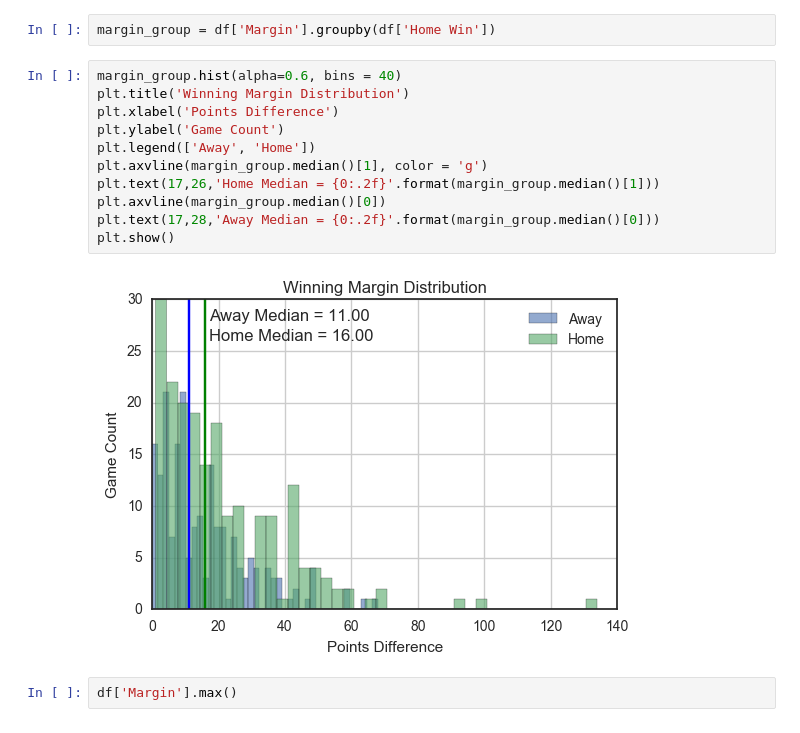
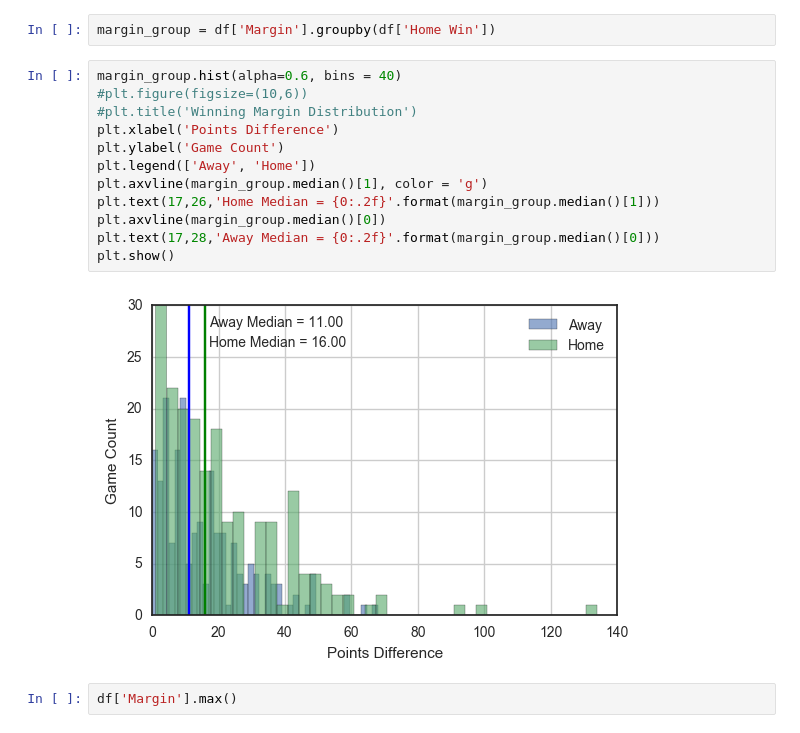
Before and after one commit to gpmurphy7/Rugby_analysis, a Jupyter notebook: Autumn_International_Analysis/Autum_Internationals_First_Look.ipynb, the cells around one changed output. Cells and saved outputs as stored; diff of their text form.

Commit message:
updating figures and adding some discussion

```diff
--- a/Autumn_International_Analysis/Autum_Internationals_First_Look.ipynb
+++ b/Autumn_International_Analysis/Autum_Internationals_First_Look.ipynb
@@ -152,17 +162,18 @@ plt.show()
 margin_group = df['Margin'].groupby(df['Home Win'])
 # %%
 margin_group.hist(alpha=0.6, bins = 40)
-plt.title('Winning Margin Distribution')
+#plt.figure(figsize=(10,6))
+#plt.title('Winning Margin Distribution')
 plt.xlabel('Points Difference')
 plt.ylabel('Game Count')
 plt.legend(['Away', 'Home'])
 plt.axvline(margin_group.median()[1], color = 'g')
 plt.text(17,26,'Home Median = {0:.2f}'.format(margin_group.median()[1]))
 plt.axvline(margin_group.median()[0])
 plt.text(17,28,'Away Median = {0:.2f}'.format(margin_group.median()[0]))
 plt.show()
 # %% [output]
-[figure, old version]
+[figure, new version]
 # %%
 df['Margin'].max()
 # %% [output]
```
Also changed, not shown: parts of 34 cells of this notebook, 6 other files.
